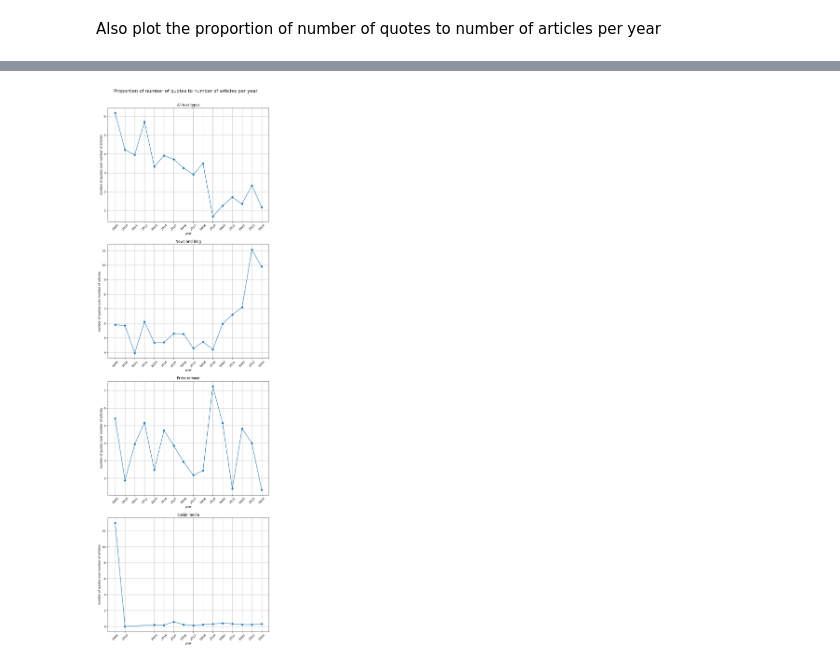
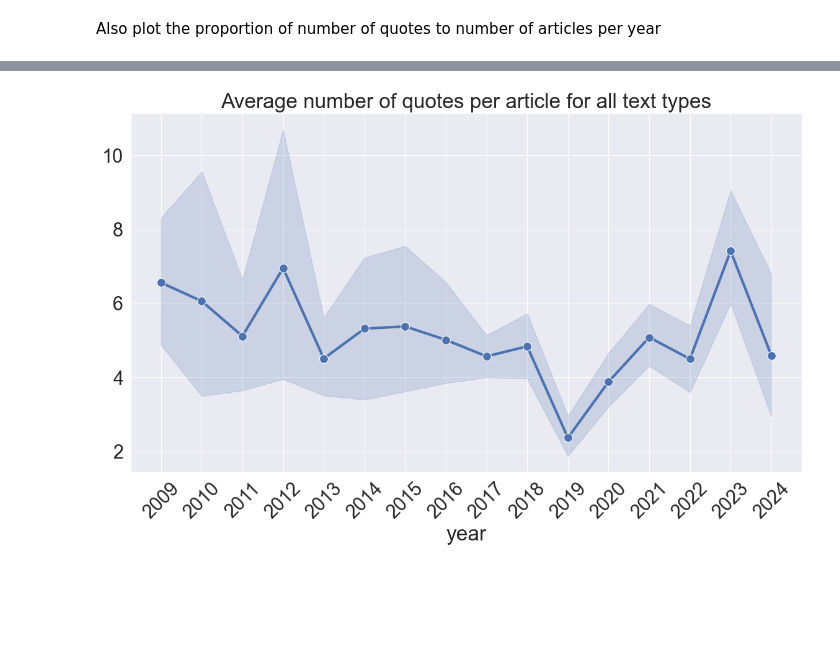
Before and after one commit to sfu-discourse-lab/fake_news_over_time, a Jupyter notebook: quotes_scatterplots.ipynb, the cells around one changed output, grey strips where cells are left out. Drawn from its saved outputs; the diff is of its cells as text; code cells hidden in the pictures; blank space fills up the shorter version.

```diff
--- a/quotes_scatterplots.ipynb
+++ b/quotes_scatterplots.ipynb
@@ -178,39 +95,32 @@ num_quotes_social_media_df
-# %%
-fig, axes = plt.subplots(
-    nrows=4,
-    ncols=1,
-    figsize=(10, 30),
-    squeeze=False
-)
-
-axes_flat: list[Axes] = axes.flatten()
-
-fig.suptitle("Proportion of number of quotes to number of articles per year", fontsize=16)
-fig.subplots_adjust(top=0.95)
-
-def plot_data_on_ax(i: str, df: pd.DataFrame, title: str):
-    years = list(df["year"])
-
-    ax = axes_flat[i]
-
-    ax.set_title(title)
-
-    ax.set_xlabel("year")
-    ax.grid(True)
-
-    ax.set_xticks(list(years))
-    ax.set_xticklabels([str(y) for y in years])
-    ax.tick_params(axis="x", rotation=45)
-
-    ax.set_ylabel("number of quotes over number of articles")
-
-    ax.plot(years, df["proportion_num_quotes_to_num_articles"], marker="o")
-
-plot_data_on_ax(0, num_quotes_all_types_df, "All text types")
-plot_data_on_ax(1, num_quotes_news_and_blog_df, "News and blog")
-plot_data_on_ax(2, num_quotes_press_release_df, "Press release")
-plot_data_on_ax(3, num_quotes_social_media_df, "Social media")
-
-fig.savefig("./visualization/quotes/num_quotes_lineplot.png")
-# %% [output]
-[figure, removed]
+# %%
+def get_counts_df(input_path: str):
+    df = pd.concat(get_years_dfs(input_path))
+
+    num_quotes_df = df.groupby("id").agg(count=("quote", "count"), year=("year", "first")).reset_index()
+    num_quotes_df = num_quotes_df.sort_values("year")
+
+    return num_quotes_df
+# %%
+def plot_num_quotes(input_path: str, title: str, savepath: str):
+    df = get_counts_df(input_path)
+
+    plt.figure(figsize=(12, 8))
+    plt.title(title)
+
+    sns.lineplot(x="year", y="count", data=df, marker="o", linewidth=3, markersize=10)
+
+    plt.xticks(df["year"].unique(), rotation=45)
+    plt.ylabel("")
+
+    plt.tight_layout()
+    plt.savefig(savepath, bbox_inches="tight", pad_inches=0.1)
+    plt.draw()
+    # plt.close()
+# %%
+plot_num_quotes(
+    input_path="./output/quotes.xlsx",
+    title="Average number of quotes per article for all text types",
+    savepath="./visualization/quotes/num_quotes_lineplot_all_types.png"
+)
+# %% [output]
+[figure, added]
```
Also changed, not shown: parts of 15 cells of this notebook, 10 other files.
